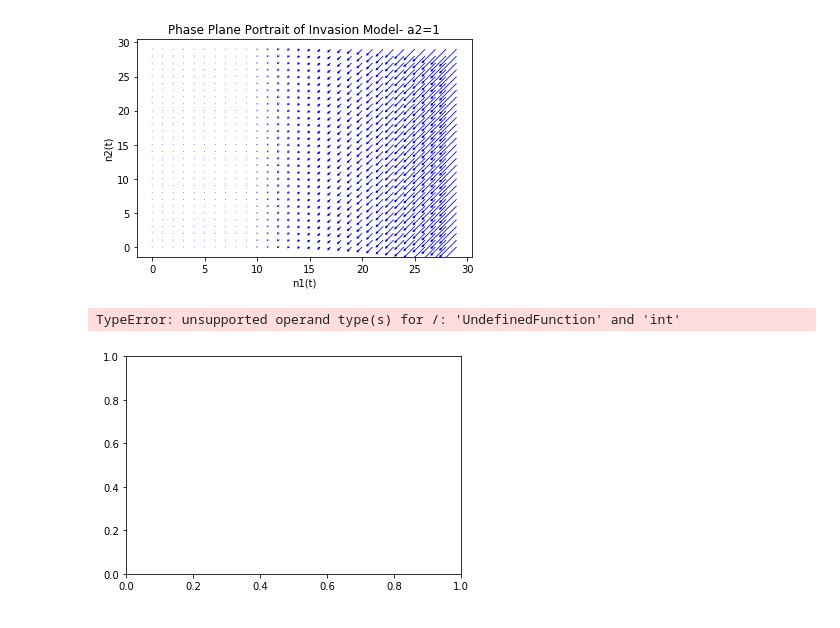
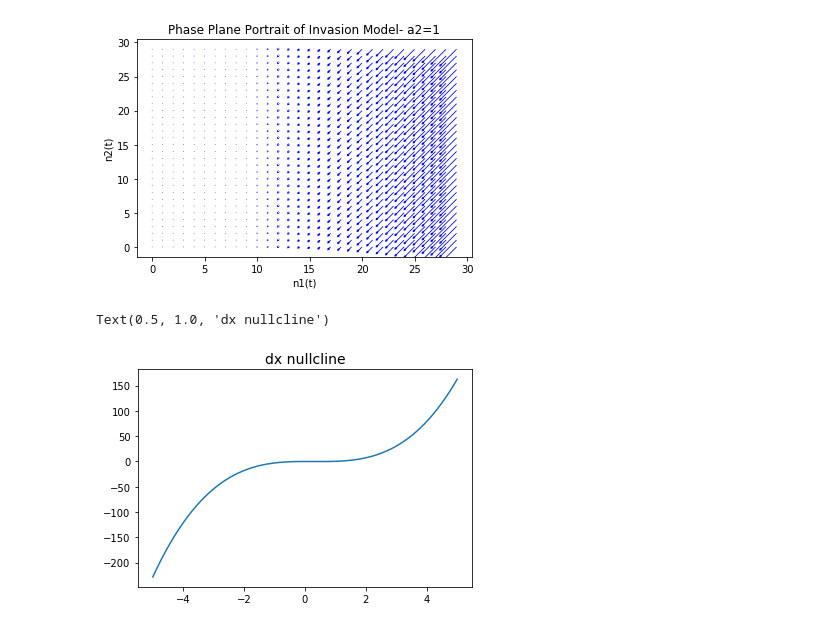
Before and after one commit to ewoodwar/Final-project-2023-AARMS, a Jupyter notebook: ODE Solver_ AARMS 2023.ipynb, the cells around one changed output. Drawn from its saved outputs; the diff is of its cells as text; code cells hidden in the pictures.

```diff
--- a/ODE Solver_ AARMS 2023.ipynb
+++ b/ODE Solver_ AARMS 2023.ipynb
@@ -98,37 +98,30 @@ plt.show(plot1, plot2)
 # %%
 # Nullclines
 #Nullclines are when there is no change in the system over time.
 # Intersections of nullclines can show you the fixed points/stability of your system
 
 import matplotlib.pyplot as plt
 import matplotlib.cm as cm
 from matplotlib.lines import Line2D
 from matplotlib.colors import ListedColormap
 import numpy as np
 
-r=1
-a2=1
-k=1
-m12=3
+r=0.05
+a1=0.8
+a2=0.6
+k=0.04
+m12=0.03
 
-#Because this equation is implicit, you need to use an implicit plotter for this equation
-a1 = [5,10,15,20,25]
 
-V = np.linspace(0, 1000)
-t = np.linspace(0, 10)
-x, y = np.meshgrid(x, y)
-f = lambda y, x, a1, k, m12, r: r * ((x/a1) - 1) * ((1 - (x/k)) * x) - (m12 * x)
+def f(x):
+    return -r * ((x/a1) - 1) * ((1 - (x/k)) * x) - (m12 * x)
 
-colors = cm.tab10.colors
-handles = []
+x = np.linspace(-5, 5, 1000)
+y = f(x)
+xx, yy = np.meshgrid(x, y)
 fig, ax = plt.subplots()
-for a1, c in zip(Lvalues, colors):
-    cmap = ListedColormap([c, c])
-    z = f(y, x, a1, k, m12, r)
-    ax.contour(x, y, z, levels=[0], cmap=cmap)
-    handles.append(Line2D([], [], color=c, label="a1 = %s" % a1))
-ax.legend(handles=handles)
-plt.show()
+ax.plot(x, y, label='Function')
+ax.set_title('dx nullcline', size=14)
 # %% [output]
-TypeError: unsupported operand type(s) for /: 'UndefinedFunction' and 'int'
+Text(0.5, 1.0, 'dx nullcline')
-[figure, old version]
+[figure, new version]
```
Also changed, not shown: parts of 1 cell of this notebook.
